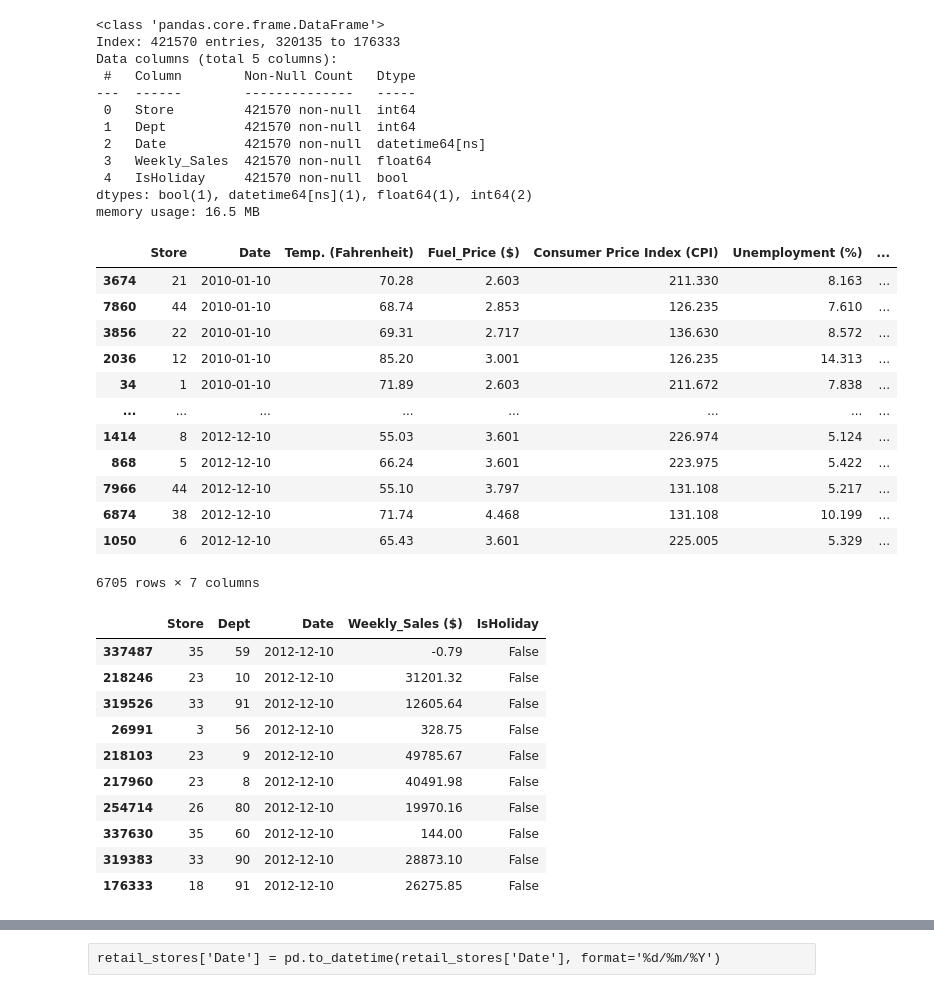
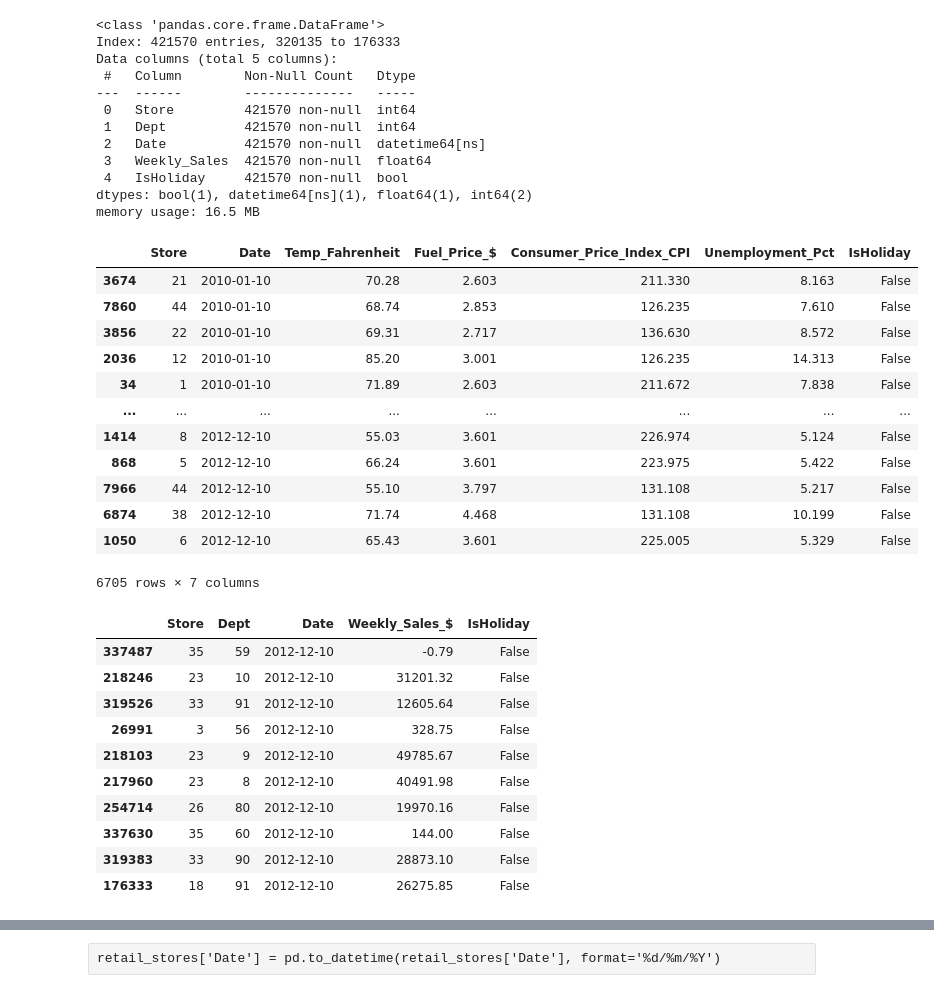
Before and after one commit to MM24J/Retail-Sales-Analysis, a Jupyter notebook: Notebook.ipynb, the cells around one changed output, grey strips where cells are left out. Cells and saved outputs as stored; diff of their text form; code cells hidden in the pictures.

```diff
--- a/Notebook.ipynb
+++ b/Notebook.ipynb
@@ -164,33 +164,33 @@ memory usage: 16.5 MB
 # %%
 features["CPI"] = features["CPI"].round(3)
 features = features.loc[(features["Date"] <= "2012-12-10")]
-features_df = features.rename(columns = {"Temperature":"Temp. (Fahrenheit)", "Fuel_Price":"Fuel_Price ($)",
-                                        "CPI":"Consumer Price Index (CPI)", "Unemployment": "Unemployment (%)"})
+features_df = features.rename(columns = {"Temperature":"Temp_Fahrenheit", "Fuel_Price":"Fuel_Price_$",
+                                        "CPI":"Consumer_Price_Index_CPI", "Unemployment": "Unemployment_Pct"})
 columns_to_drop = ["MarkDown1", "MarkDown2", "MarkDown3", "MarkDown4", "MarkDown5"]
 features_df = features_df.drop(columns_to_drop, axis = 1)
 
 features_df = features_df.sort_values(["Date"])
 features_df
 # %% [output]
-|  | Store | Date | Temp. (Fahrenheit) | Fuel_Price ($) | Consumer Price Index (CPI) | Unemployment (%) | ... |
-| 3674 | 21 | 2010-01-10 | 70.28 | 2.603 | 211.330 | 8.163 | ... |
-| 7860 | 44 | 2010-01-10 | 68.74 | 2.853 | 126.235 | 7.610 | ... |
-| 3856 | 22 | 2010-01-10 | 69.31 | 2.717 | 136.630 | 8.572 | ... |
-| 2036 | 12 | 2010-01-10 | 85.20 | 3.001 | 126.235 | 14.313 | ... |
-| 34 | 1 | 2010-01-10 | 71.89 | 2.603 | 211.672 | 7.838 | ... |
+|  | Store | Date | Temp_Fahrenheit | Fuel_Price_$ | Consumer_Price_Index_CPI | Unemployment_Pct | IsHoliday |
+| 3674 | 21 | 2010-01-10 | 70.28 | 2.603 | 211.330 | 8.163 | False |
+| 7860 | 44 | 2010-01-10 | 68.74 | 2.853 | 126.235 | 7.610 | False |
+| 3856 | 22 | 2010-01-10 | 69.31 | 2.717 | 136.630 | 8.572 | False |
+| 2036 | 12 | 2010-01-10 | 85.20 | 3.001 | 126.235 | 14.313 | False |
+| 34 | 1 | 2010-01-10 | 71.89 | 2.603 | 211.672 | 7.838 | False |
 | ... | ... | ... | ... | ... | ... | ... | ... |
-| 1414 | 8 | 2012-12-10 | 55.03 | 3.601 | 226.974 | 5.124 | ... |
-| 868 | 5 | 2012-12-10 | 66.24 | 3.601 | 223.975 | 5.422 | ... |
-| 7966 | 44 | 2012-12-10 | 55.10 | 3.797 | 131.108 | 5.217 | ... |
-| 6874 | 38 | 2012-12-10 | 71.74 | 4.468 | 131.108 | 10.199 | ... |
-| 1050 | 6 | 2012-12-10 | 65.43 | 3.601 | 225.005 | 5.329 | ... |
+| 1414 | 8 | 2012-12-10 | 55.03 | 3.601 | 226.974 | 5.124 | False |
+| 868 | 5 | 2012-12-10 | 66.24 | 3.601 | 223.975 | 5.422 | False |
+| 7966 | 44 | 2012-12-10 | 55.10 | 3.797 | 131.108 | 5.217 | False |
+| 6874 | 38 | 2012-12-10 | 71.74 | 4.468 | 131.108 | 10.199 | False |
+| 1050 | 6 | 2012-12-10 | 65.43 | 3.601 | 225.005 | 5.329 | False |
 6705 rows × 7 columns
 # %%
-sales_df = sales.rename(columns = {"Weekly_Sales":"Weekly_Sales ($)"})
+sales_df = sales.rename(columns = {"Weekly_Sales":"Weekly_Sales_$"})
 sales_df = sales_df.sort_values(["Date"])
 sales_df.tail(10)
 # %% [output]
-|  | Store | Dept | Date | Weekly_Sales ($) | IsHoliday |
+|  | Store | Dept | Date | Weekly_Sales_$ | IsHoliday |
 | 337487 | 35 | 59 | 2012-12-10 | -0.79 | False |
 | 218246 | 23 | 10 | 2012-12-10 | 31201.32 | False |
 | 319526 | 33 | 91 | 2012-12-10 | 12605.64 | False |
```
Also changed, not shown: parts of 5 cells of this notebook.
